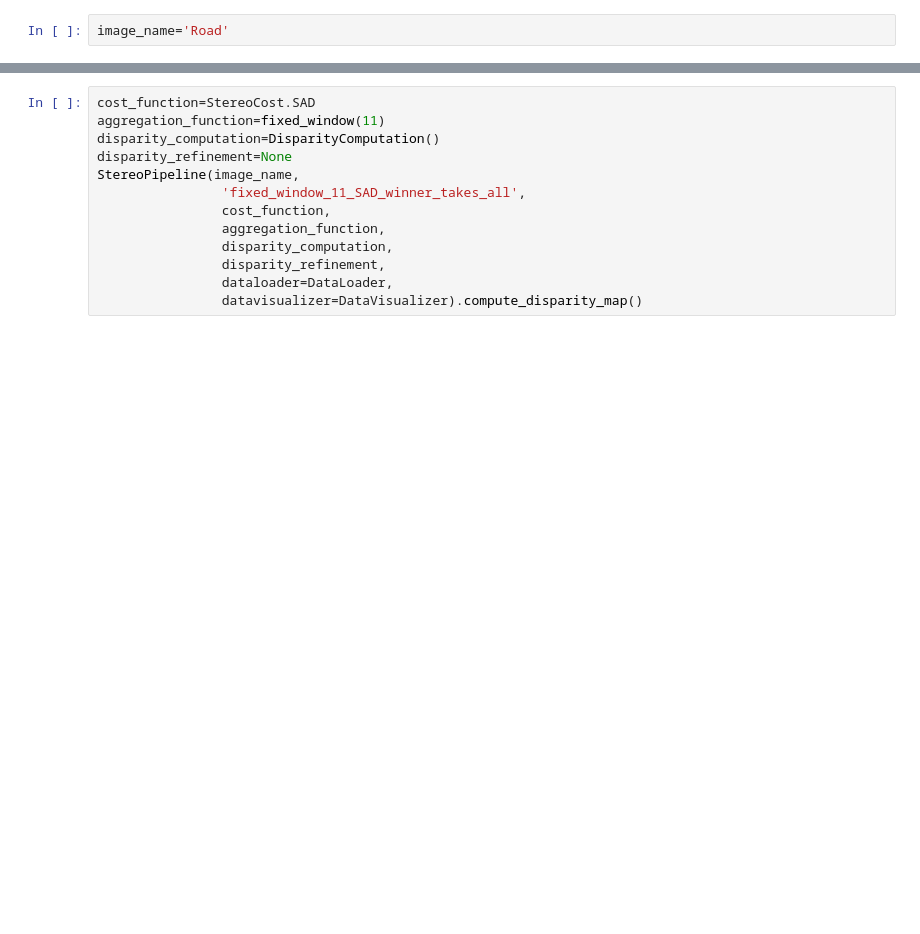
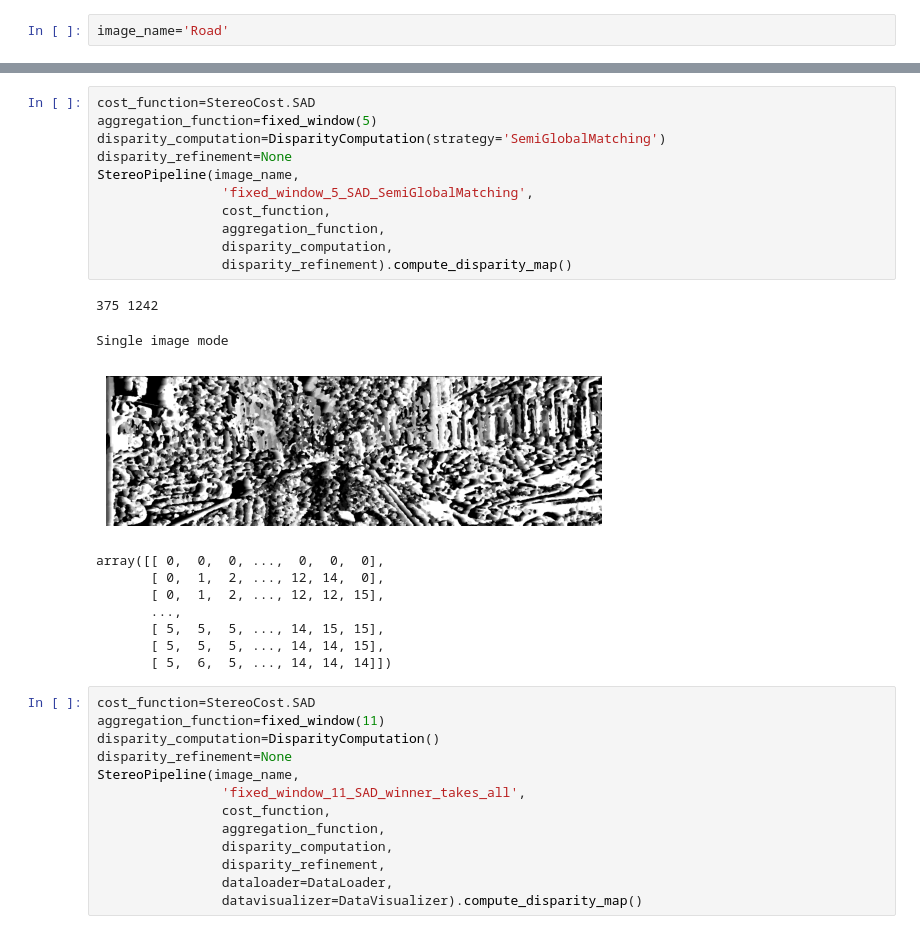
Before and after one commit to MachtaYassine/StereoMatching, a Jupyter notebook: main.ipynb, the cells around one changed output, grey strips where cells are left out. Saved outputs shown, nothing was run; the diff lists cells and outputs as text; blank space fills up the shorter version.

```diff
--- a/main.ipynb
+++ b/main.ipynb
@@ -35,3 +26,25 @@ array([[ 0,  0,  0, ...,  0,  0,  0],
+# %%
+cost_function=StereoCost.SAD
+aggregation_function=fixed_window(5)
+disparity_computation=DisparityComputation(strategy='SemiGlobalMatching')
+disparity_refinement=None
+StereoPipeline(image_name,
+                'fixed_window_5_SAD_SemiGlobalMatching',
+                cost_function,
+                aggregation_function,
+                disparity_computation,
+                disparity_refinement).compute_disparity_map()
+# %% [output]
+375 1242
+Single image mode
+[figure, added]
+array([[ 0,  0,  0, ...,  0,  0,  0],
+       [ 0,  1,  2, ..., 12, 14,  0],
+       [ 0,  1,  2, ..., 12, 12, 15],
+       ...,
+       [ 5,  5,  5, ..., 14, 15, 15],
+       [ 5,  5,  5, ..., 14, 14, 15],
+       [ 5,  6,  5, ..., 14, 14, 14]])
 # %%
 cost_function=StereoCost.SAD
 aggregation_function=fixed_window(11)
```
Also changed, not shown: parts of 5 cells of this notebook, 21 other files.
